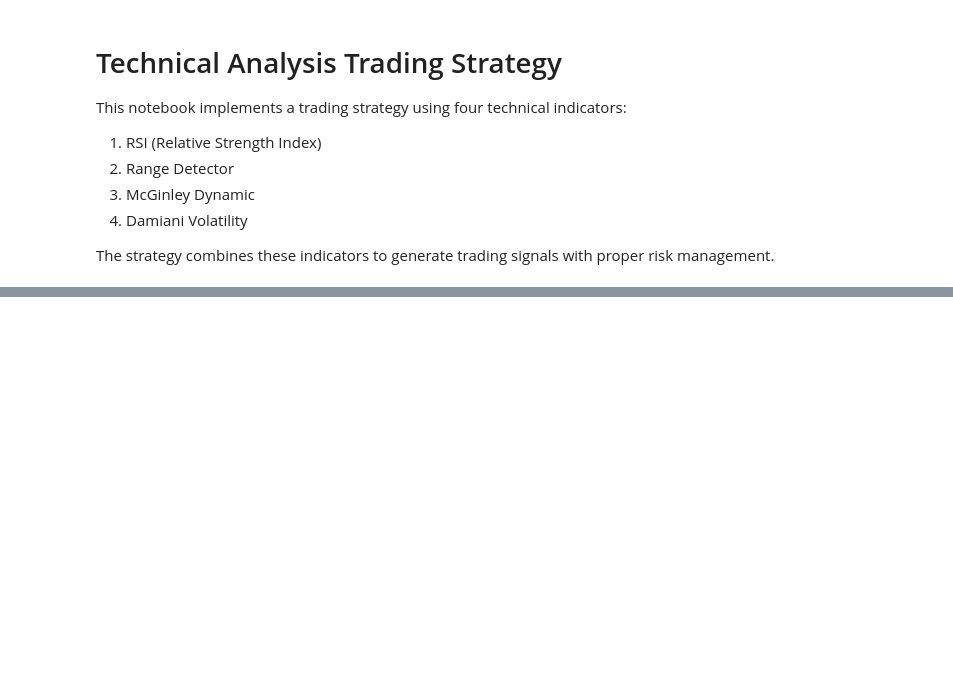
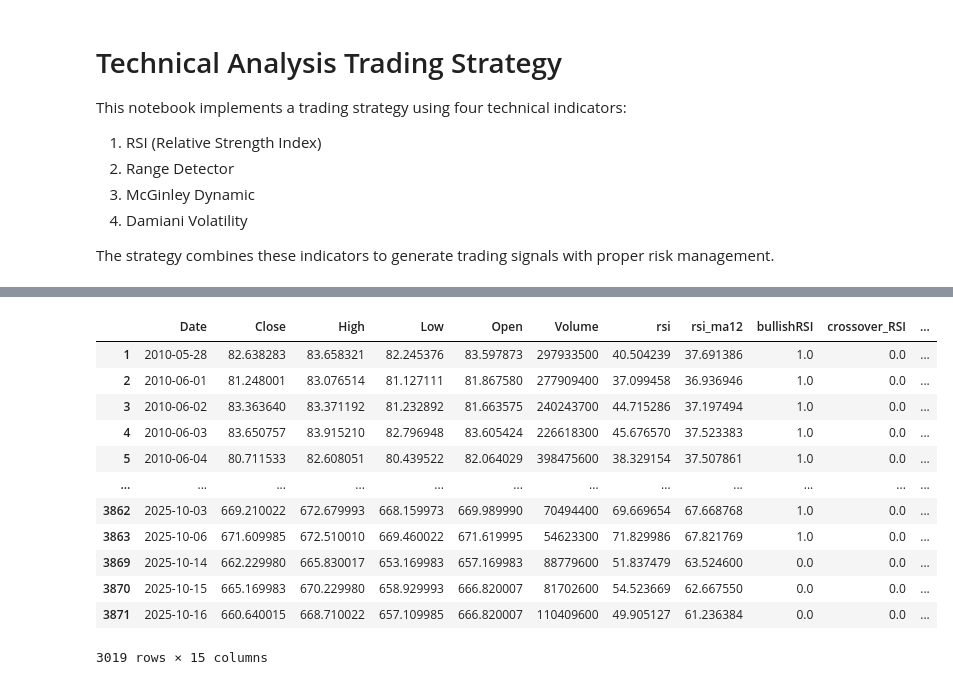
Before and after one commit to HunanDragon/Python_Stock_Trading_by_AI_2025, a Jupyter notebook: Technical_Indicators_Strategy.ipynb, the cells around one changed output, grey strips where cells are left out. Cells and saved outputs as stored; diff of their text form; code cells hidden in the pictures; blank space fills up the shorter version.

```diff
--- a/Technical_Indicators_Strategy.ipynb
+++ b/Technical_Indicators_Strategy.ipynb
@@ -96,0 +107,6 @@ dtype: int64
+# %%
+# Load stock data
+symbol = 'SPY'  # Replace with your actual symbol
+df = pd.read_csv(f"{symbol}.csv", parse_dates=['Date'])  # Parse dates during CSV reading
+df = df.drop(columns=['dividends', 'stock splits', 'capital gains'], errors='ignore')
+df.head()
@@ -208,0 +159,22 @@ Displaying Trading Strategy Signals Chart
+# %%
+# Calculate RSI
+df['rsi'] = ta.RSI(df['Close'], timeperiod=14)
+df['rsi_ma12'] = df['rsi'].rolling(12).mean()
+df['bullishRSI'] = 0.0
+df['bullishRSI'] = np.where(df['rsi'] > df['rsi_ma12'], 1.0, 0.0)
+df['crossover_RSI'] = df['bullishRSI'].diff()
+
+# Calculate McGinley Dynamic
+df['mcginley'] = mcginley_dynamic(df['Close'], n=13)
+df['bullishMcGinley'] = 0.0
+df['bullishMcGinley'] = np.where(df['Close'] > df['mcginley'], 1.0, 0.0)
+df['crossover_McGinley'] = df['bullishMcGinley'].diff()
+
+
+# Calculate Damiani Volatmeter
+damiani_df = damiani_volatmeter(df['High'], df['Low'], df['Close'])
+
+
+df = pd.concat([df, damiani_df], axis=1)
+df = df.dropna().reset_index(drop=True)
+df.tail()
@@ -208,0 +188,17 @@ Displaying Trading Strategy Signals Chart
+# %%
+matching_rows = df[df['crossover_RSI'] == df['crossover_McGinley']]
+matching_rows
+# %% [output]
+|  | Date | Close | High | Low | Open | Volume | rsi | rsi_ma12 | bullishRSI | crossover_RSI | ... |
+| 1 | 2010-05-28 | 82.638283 | 83.658321 | 82.245376 | 83.597873 | 297933500 | 40.504239 | 37.691386 | 1.0 | 0.0 | ... |
+| 2 | 2010-06-01 | 81.248001 | 83.076514 | 81.127111 | 81.867580 | 277909400 | 37.099458 | 36.936946 | 1.0 | 0.0 | ... |
+| 3 | 2010-06-02 | 83.363640 | 83.371192 | 81.232892 | 81.663575 | 240243700 | 44.715286 | 37.197494 | 1.0 | 0.0 | ... |
+| 4 | 2010-06-03 | 83.650757 | 83.915210 | 82.796948 | 83.605424 | 226618300 | 45.676570 | 37.523383 | 1.0 | 0.0 | ... |
+| 5 | 2010-06-04 | 80.711533 | 82.608051 | 80.439522 | 82.064029 | 398475600 | 38.329154 | 37.507861 | 1.0 | 0.0 | ... |
+| ... | ... | ... | ... | ... | ... | ... | ... | ... | ... | ... | ... |
+| 3862 | 2025-10-03 | 669.210022 | 672.679993 | 668.159973 | 669.989990 | 70494400 | 69.669654 | 67.668768 | 1.0 | 0.0 | ... |
+| 3863 | 2025-10-06 | 671.609985 | 672.510010 | 669.460022 | 671.619995 | 54623300 | 71.829986 | 67.821769 | 1.0 | 0.0 | ... |
+| 3869 | 2025-10-14 | 662.229980 | 665.830017 | 653.169983 | 657.169983 | 88779600 | 51.837479 | 63.524600 | 0.0 | 0.0 | ... |
+| 3870 | 2025-10-15 | 665.169983 | 670.229980 | 658.929993 | 666.820007 | 81702600 | 54.523669 | 62.667550 | 0.0 | 0.0 | ... |
+| 3871 | 2025-10-16 | 660.640015 | 668.710022 | 657.109985 | 666.820007 | 110409600 | 49.905127 | 61.236384 | 0.0 | 0.0 | ... |
+3019 rows × 15 columns
```
Also changed, not shown: parts of 11 cells of this notebook, 3 other files.
